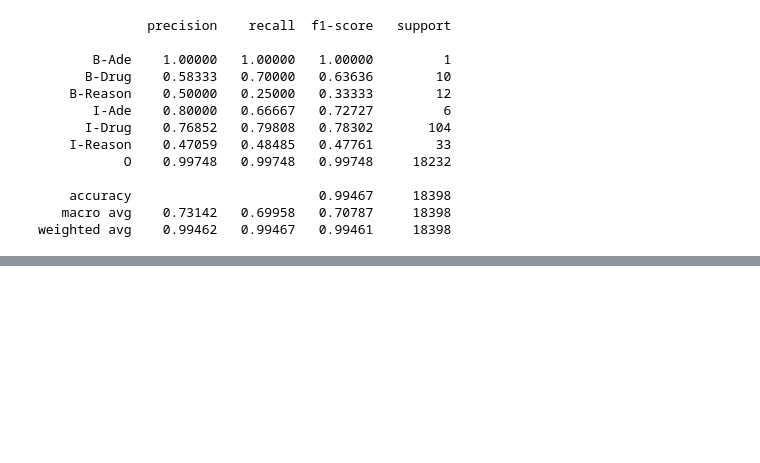
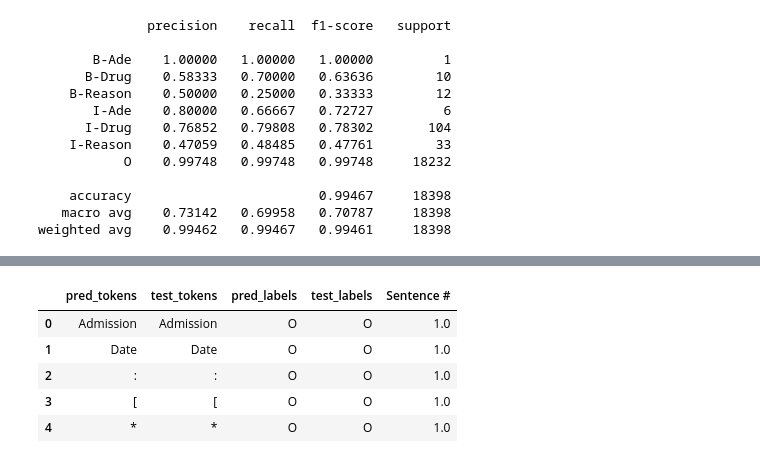
Before and after one commit to mishal9/Python-notebooks, a Jupyter notebook: BioBERT_Augmented.ipynb, the cells around one changed output, grey strips where cells are left out. Cells and saved outputs as stored; diff of their text form; code cells hidden in the pictures; blank space fills up the shorter version.

```diff
--- a/BioBERT_Augmented.ipynb
+++ b/BioBERT_Augmented.ipynb
@@ -661,3 +661,6 @@ print(classification_report(test_labels_new, pred_labels_new, digits=5))
     accuracy                        0.99467     18398
    macro avg    0.73142   0.69958   0.70787     18398
 weighted avg    0.99462   0.99467   0.99461     18398
+# %%
+output = pd.DataFrame(list(zip(pred_tokens_new, test_tokens_new, pred_labels_new, test_labels_new)),
+               columns =["pred_tokens", "test_tokens", "pred_labels", "test_labels"])
@@ -663,0 +676,15 @@ weighted avg    0.99462   0.99467   0.99461     18398
+# %%
+counter = 1
+for index, row in output.iterrows():
+    output.at[index,'Sentence #'] = counter
+    if row['test_tokens'] == '.':
+        counter = counter +1
+# %%
+output.head(5)
+# %% [output]
+|  | pred_tokens | test_tokens | pred_labels | test_labels | Sentence # |
+| 0 | Admission | Admission | O | O | 1.0 |
+| 1 | Date | Date | O | O | 1.0 |
+| 2 | : | : | O | O | 1.0 |
+| 3 | [ | [ | O | O | 1.0 |
+| 4 | * | * | O | O | 1.0 |
```
Also changed, not shown: parts of 4 cells of this notebook.
